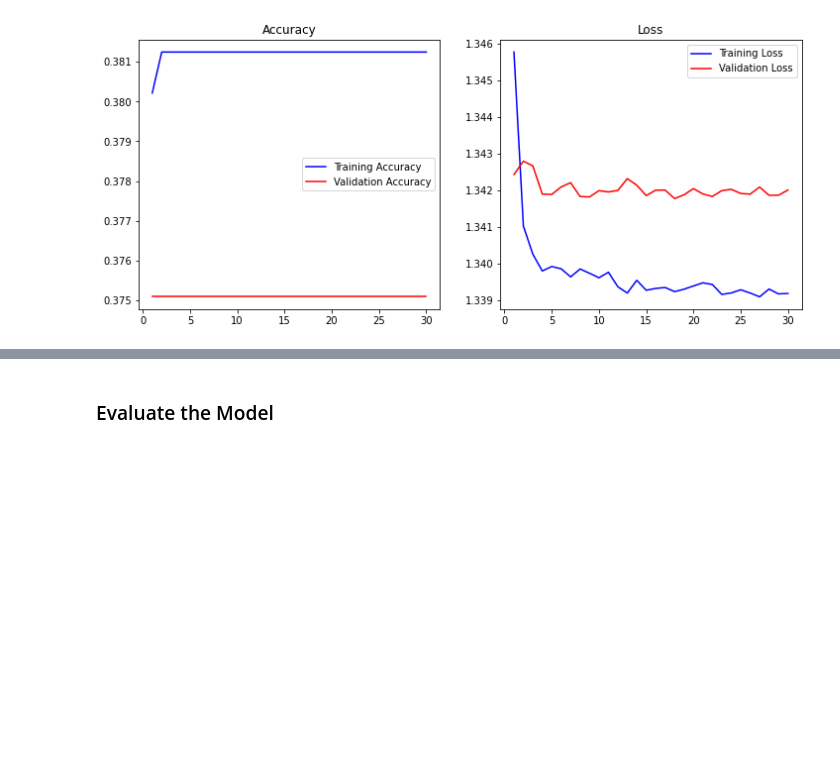
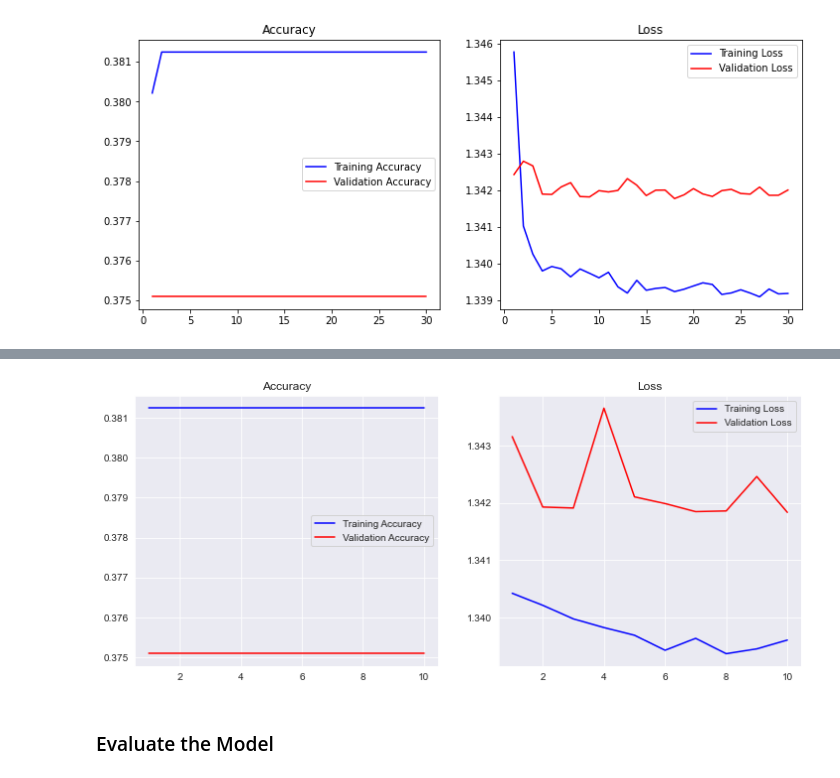
Before and after one commit to kiubb02/NLP_TheOffice_Project, a Jupyter notebook: main.ipynb, the cells around one changed output, grey strips where cells are left out. Drawn from its saved outputs; the diff is of its cells as text; code cells hidden in the pictures; blank space fills up the shorter version.

```diff
--- a/main.ipynb
+++ b/main.ipynb
@@ -735,0 +720,24 @@ model_seq3.add(Dense(num_classes,activation='sigmoid'))
+# %%
+embedding_dim = 32
+input_dim = X_train_lstm.shape[1]  # Number of features
+num_classes = 4
+
+model_seq3 = Sequential()
+model_seq3.add(Embedding(input_dim=input_dim, output_dim=embedding_dim, input_length=max_length))
+
+# LSTM layer has 100 neurons which will work as the memory unit of the model
+model_seq3.add(LSTM(100))
+model_seq3.add(Dense(num_classes,activation='sigmoid'))
+# %%
+model_seq3.compile(optimizer='adam',
+              loss='sparse_categorical_crossentropy',
+              metrics=['accuracy'])
+# %%
+history4 = model_seq3.fit(X_train_lstm, y_train_lstm,
+                    epochs=10,
+                    verbose="auto",
+                    validation_data=(X_test_lstm, y_test_lstm),
+                    batch_size=32)
+loss, accuracy = model_seq3.evaluate(X_train_lstm, y_train_lstm, verbose=False)
+print("Training Accuracy: {:.4f}".format(accuracy))
+print("Training Loss: {:.4f}".format(loss))
@@ -736,3 +762,7 @@ model_seq3.add(Dense(num_classes,activation='sigmoid'))
+# %%
+plot_history(history4)
+# %% [output]
+[figure, added]
 # %% [markdown]
 ### Evaluate the Model
 # %%
```
Also changed, not shown: parts of 18 cells of this notebook, 2 other files.
